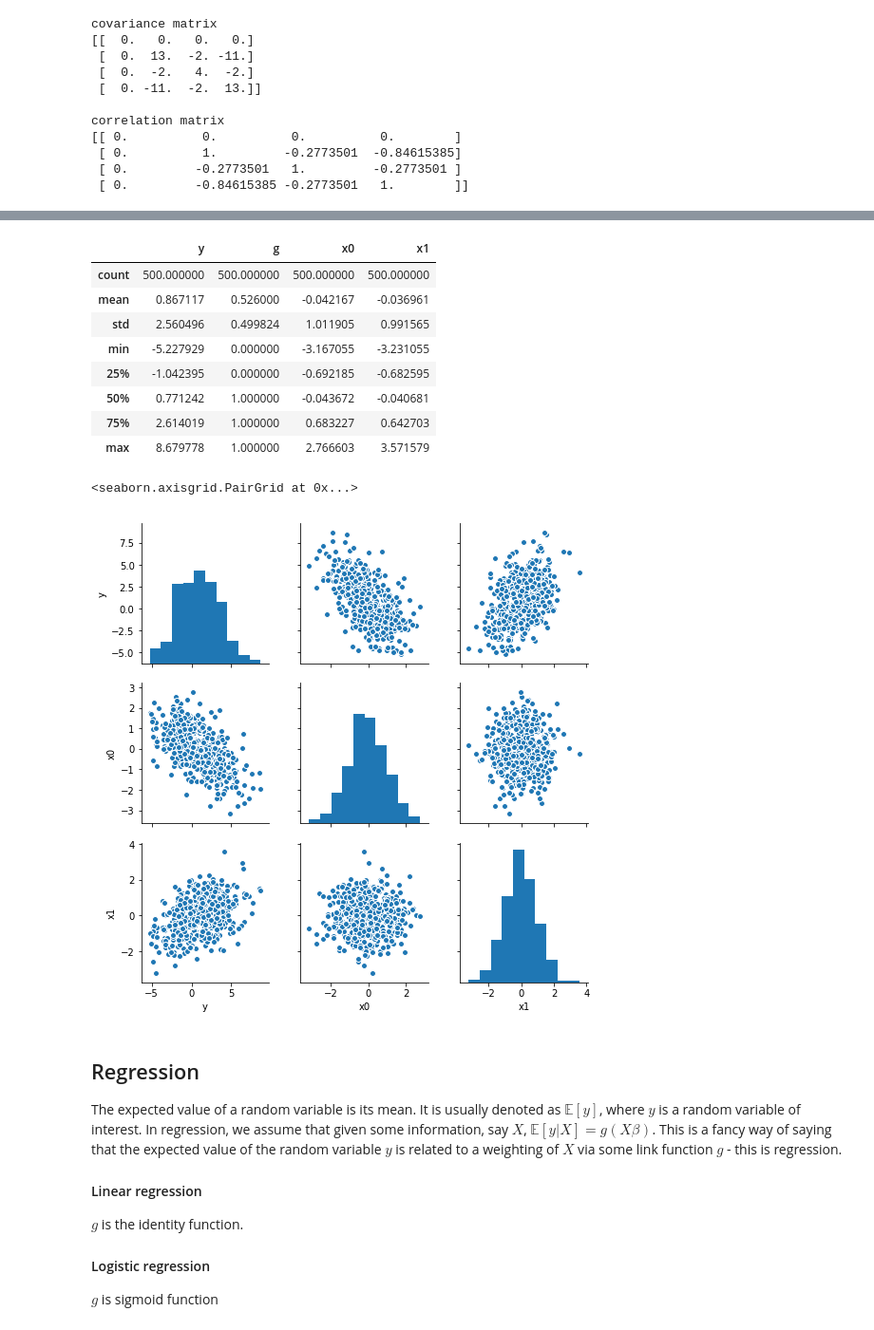
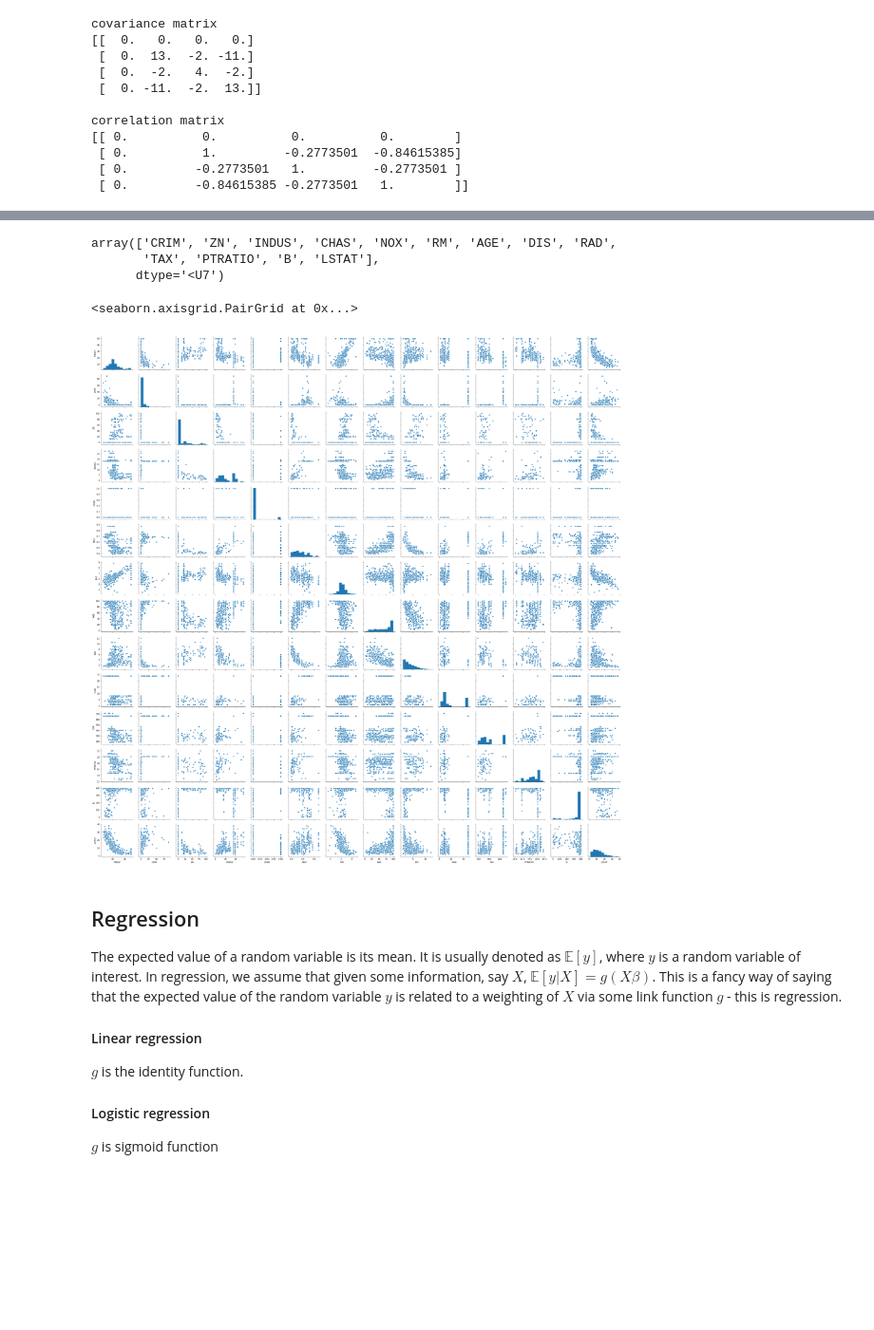
Before and after one commit to timsetsfire/regression-from-scratch, a Jupyter notebook: Regression from Scratch.ipynb, the cells around one changed output, grey strips where cells are left out. Shown at 95% size. Saved outputs shown, nothing was run; the diff lists cells and outputs as text; code cells hidden in the pictures; blank space fills up the shorter version.

```diff
--- a/Regression from Scratch.ipynb
+++ b/Regression from Scratch.ipynb
@@ -461,21 +436,0 @@ g = np.matrix(g).T
-# %%
-column_names = ['y', "g"]
-column_names.extend( ['x{}'.format(i) for i in range(X.shape[1])])
-data = DataFrame(np.concatenate( [y.reshape(n,1),g.reshape(n,1), X], axis=1),
-                 columns = column_names )
-data.describe()
-# %% [output]
-|  | y | g | x0 | x1 |
-| count | 500.000000 | 500.000000 | 500.000000 | 500.000000 |
-| mean | 0.867117 | 0.526000 | -0.042167 | -0.036961 |
-| std | 2.560496 | 0.499824 | 1.011905 | 0.991565 |
-| min | -5.227929 | 0.000000 | -3.167055 | -3.231055 |
-| 25% | -1.042395 | 0.000000 | -0.692185 | -0.682595 |
-| 50% | 0.771242 | 1.000000 | -0.043672 | -0.040681 |
-| 75% | 2.614019 | 1.000000 | 0.683227 | 0.642703 |
-| max | 8.679778 | 1.000000 | 2.766603 | 3.571579 |
-# %%
-sns.pairplot(data.drop(["g"], axis=1))
-# %% [output]
-<seaborn.axisgrid.PairGrid at 0x...>
-[figure, removed]
@@ -481,0 +444,7 @@ sns.pairplot(data.drop(["g"], axis=1))
+# %%
+lin_reg_data = load_boston(return_X_y = False)
+lin_reg_data.feature_names
+# %% [output]
+array(['CRIM', 'ZN', 'INDUS', 'CHAS', 'NOX', 'RM', 'AGE', 'DIS', 'RAD',
+       'TAX', 'PTRATIO', 'B', 'LSTAT'],
+      dtype='<U7')
@@ -481,0 +453,8 @@ sns.pairplot(data.drop(["g"], axis=1))
+# %%
+X = DataFrame(lin_reg_data.data, columns=lin_reg_data.feature_names)
+y = DataFrame(lin_reg_data.target, columns = ["MEDV"])
+tdf = y.join(X, how="inner")
+sns.pairplot(tdf)
+# %% [output]
+<seaborn.axisgrid.PairGrid at 0x...>
+[figure, added]
```
Also changed, not shown: parts of 32 cells of this notebook.
